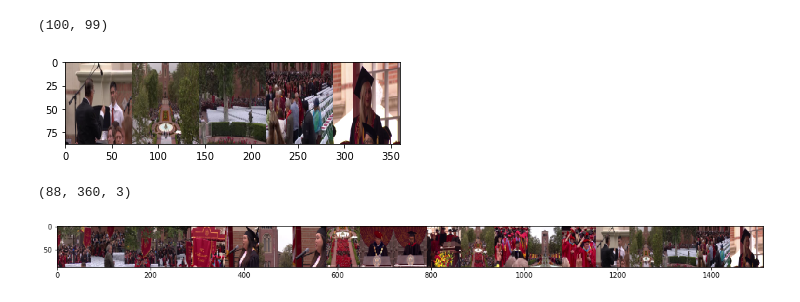
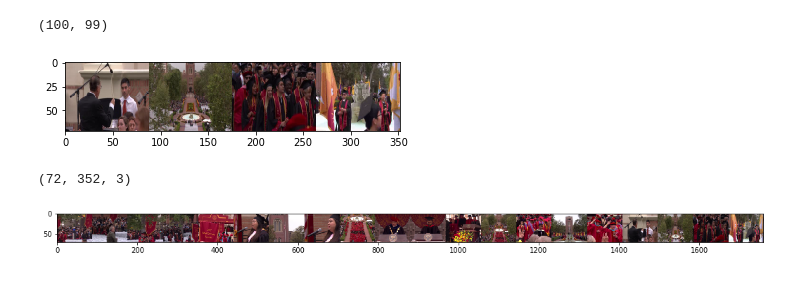
Before and after one commit to rhnkrnwt/Video-Synopsis, a Jupyter notebook: video_scene_detector.ipynb, the cells around one changed output. Cells and saved outputs as stored; diff of their text form; code cells hidden in the pictures.

```diff
--- a/video_scene_detector.ipynb
+++ b/video_scene_detector.ipynb
@@ -315,7 +315,8 @@ for jk, i in enumerate(pkl_list):
     video_src = open(i, 'rb')
     image_array = pkl.load(video_src)
     video_src.close()
-    sh = (int(H/4), int(W/4))
+    sh = (int(W/4), int(H/4))
+    print(sh)
     for j in final_scenes[jk]:
         shrunk = cv2.resize(image_array[j], dsize=sh, interpolation = cv2.INTER_AREA)
         tup.append(shrunk)
@@ -347,37 +352,37 @@ comp.shape
 (100, 99)
 # %%
 km = KMeans(
-    n_clusters = 5, init='random', n_init=10,
+    n_clusters = 4, init='random', n_init=10,
     max_iter=500, tol=1e-04, random_state=0
 )
 y_km = km.fit_predict(comp)
 d = km.transform(comp)
 a = []
 centers = []
 for i, img in enumerate(y_km):
     if img not in a:
         a.append(img)
         centers.append(i)
 # shrunk = cv2.resize(image_array[j], dsize=sh, interpolation = cv2.INTER_AREA)
 # img_path
 path_prefix = 'data/image_'
 for i in centers:
     im = IM.fromarray(image_array[i])
     PATH = path_prefix + str(i) + '.png'
     im.save(PATH)
     mline = ['True', PATH, '-1', '-1']
     metadata.append(','.join(mline))
 
 img_synopsis = np.hstack(tuple([cv2.resize(image_array[i], dsize=sh, interpolation = cv2.INTER_AREA) for i in centers]))
 plt.figure()
 plt.imshow(img_synopsis)
 plt.show()
 print(img_synopsis.shape)
 final = np.hstack((IMG, img_synopsis))
 plt.figure(figsize=(18,10))
 plt.imshow(final)
 plt.show()
 # %% [output]
-[figure, old version]
+[figure, new version]
-(88, 360, 3)
+(72, 352, 3)
-[figure, old version]
+[figure, new version]
```
Also changed, not shown: parts of 5 cells of this notebook, 8 other files.
